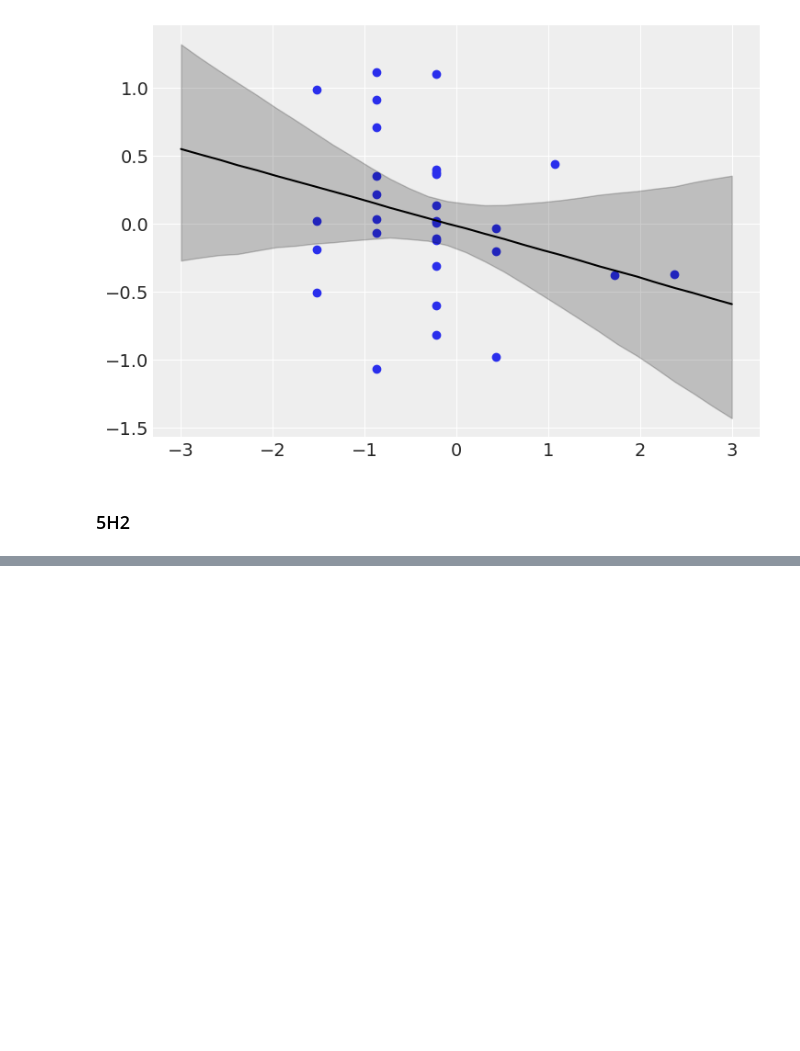
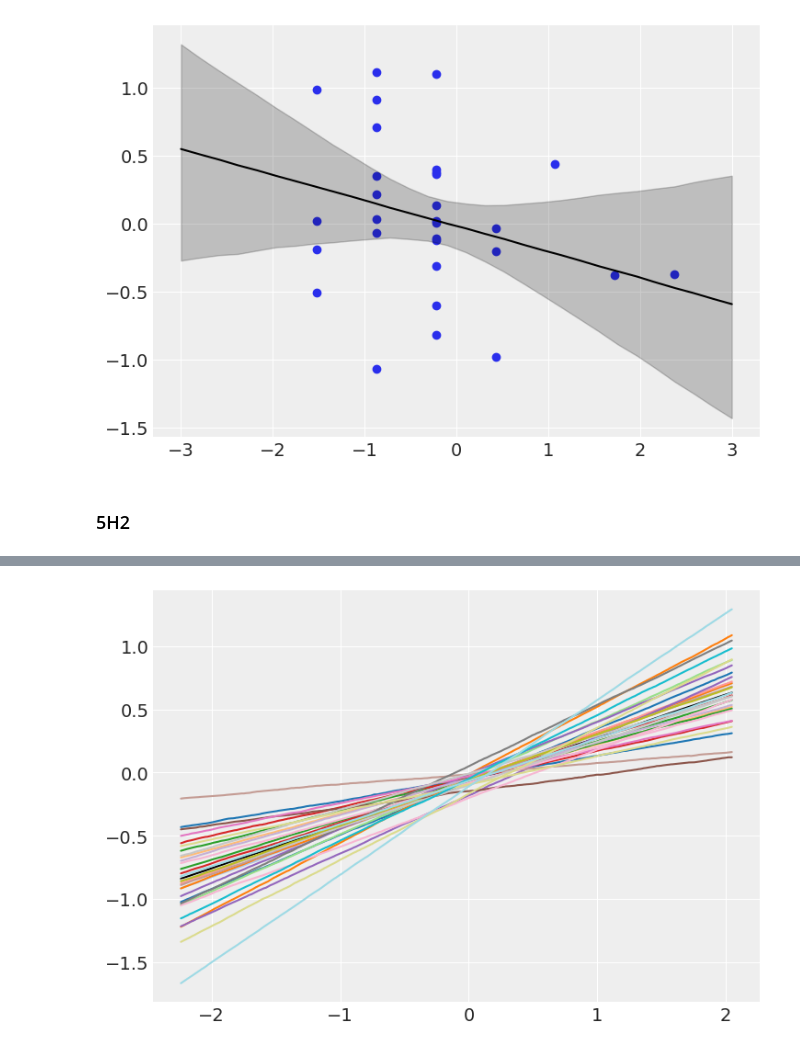
Before and after one commit to jgraving/rethinking-numpyro, a Jupyter notebook: notebooks/05_the_many_variables_and_the_spurious_waffles.ipynb, the cells around one changed output, grey strips where cells are left out. Saved outputs shown, nothing was run; the diff lists cells and outputs as text; code cells hidden in the pictures; blank space fills up the shorter version.

```diff
--- a/notebooks/05_the_many_variables_and_the_spurious_waffles.ipynb
+++ b/notebooks/05_the_many_variables_and_the_spurious_waffles.ipynb
@@ -1064,8 +1067,9 @@ def model(G, group=None, W=None):
     bG_pop = numpyro.sample("bG_pop", dist.Normal(0, 0.5))
     sigma = numpyro.sample("sigma", dist.Exponential(1))
     if group is not None:
-        a_group = numpyro.sample("a_group", dist.Normal(0, 0.2).expand([len(set(group))]))
-        bG_group = numpyro.sample("bG_group", dist.Normal(0, 0.5).expand([len(set(group))]))
+        n_groups = len(np.unique(group))
+        a_group = numpyro.sample("a_group", dist.Normal(0, 0.2), sample_shape=(n_groups,))
+        bG_group = numpyro.sample("bG_group", dist.Normal(0, 0.5), sample_shape=(n_groups,))
         mu = numpyro.deterministic("mu", a_pop + bG_pop * G + a_group[group] + bG_group[group] * G)
     else:
         mu = numpyro.deterministic("mu", a_pop + bG_pop * G)
@@ -1083,6 +1087,6 @@ mcmc.run(rng_key,
 
 post_5H1b = mcmc.get_samples()
 
-print_summary(post, 0.89, False)
+print_summary(post_5H1b, 0.89, False)
 # %% [output]
                   mean       std    median      5.5%     94.5%     n_eff     r_hat
@@ -1211,0 +1243,18 @@ plt.show()
+# %%
+color = plt.cm.tab20(np.linspace(0, 1, 30))
+post_pred = Predictive(m_5H2.model, post_5H2)(random.PRNGKey(2), G=0, A=A_seq, group=None)
+
+mu_PI = jnp.percentile(post_pred["loc"], [50, 5.5, 94.5], axis=0)
+
+plt.plot(A_seq, mu_PI[0], "k-")
+
+for group in range(30):
+    post_pred = Predictive(m_5H2.model, post_5H2)(random.PRNGKey(2), G=0, A=A_seq, group=group)
+
+    mu_PI = jnp.percentile(post_pred["loc"], [50, 5.5, 94.5], axis=0)
+
+    plt.plot(A_seq, mu_PI[0], "-", color=color[group])
+    #plt.fill_between(A_seq, mu_PI[1], mu_PI[2], color=color[group], alpha=0.2)
+plt.show()
+# %% [output]
+[figure, added]
```
Also changed, not shown: parts of 15 cells of this notebook.
